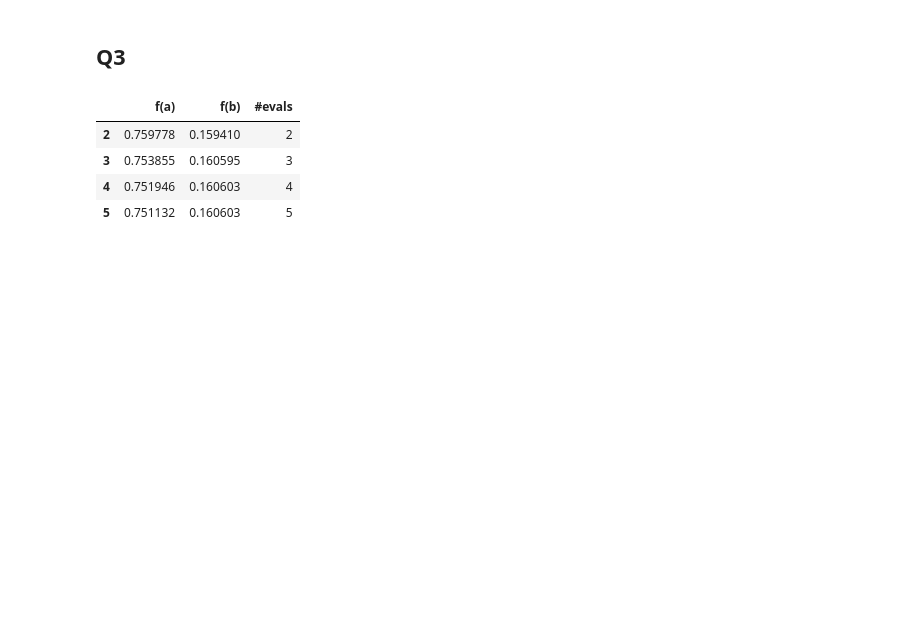
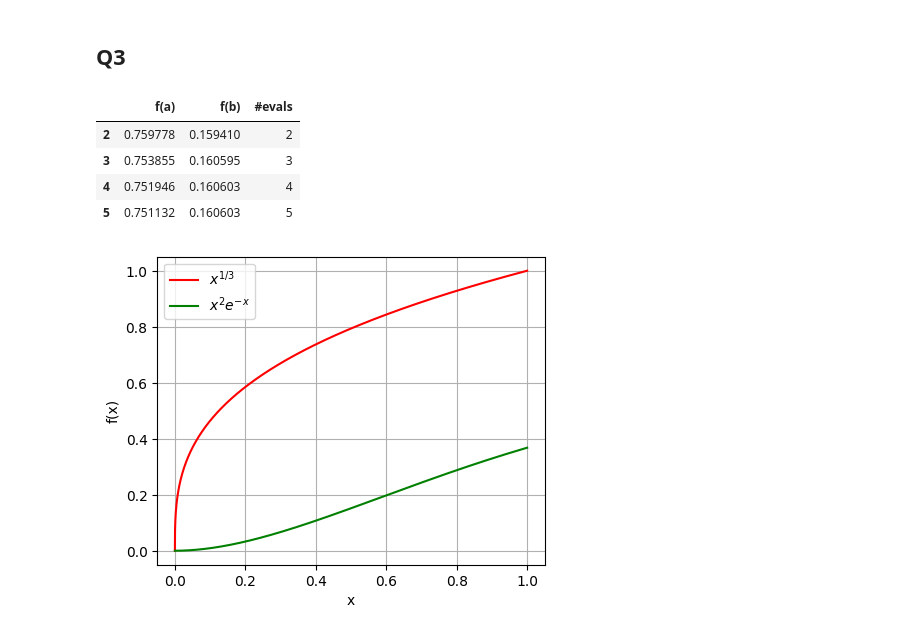
Before and after one commit to pesricha/DS288-Numerical-Methods, a Jupyter notebook: HW5/Homework-5.ipynb, the cells around one changed output. Saved outputs shown, nothing was run; the diff lists cells and outputs as text; code cells hidden in the pictures; blank space fills up the shorter version.

Commit message:
added graph for Q5.2

```diff
--- a/HW5/Homework-5.ipynb
+++ b/HW5/Homework-5.ipynb
@@ -175,3 +178,18 @@ gaussian_outputs
 | 3 | 0.753855 | 0.160595 | 3 |
 | 4 | 0.751946 | 0.160603 | 4 |
 | 5 | 0.751132 | 0.160603 | 5 |
+# %%
+x_values = np.linspace(0,1,10000)
+f_a_values = f_a(x_values)
+f_b_values = f_b(x_values)
+
+plt.figure(figsize=(5,4))
+plt.plot(x_values, f_a_values, label=r'$x^{1/3}$', color = 'red')
+plt.plot(x_values, f_b_values, label=r"$x^2 e^{-x}$", color = 'green')
+plt.legend()
+plt.xlabel("x")
+plt.ylabel("f(x)")
+plt.grid()
+plt.show()
+# %% [output]
+[figure, added]
```
Also changed, not shown: parts of 1 cell of this notebook, 1 other file.
